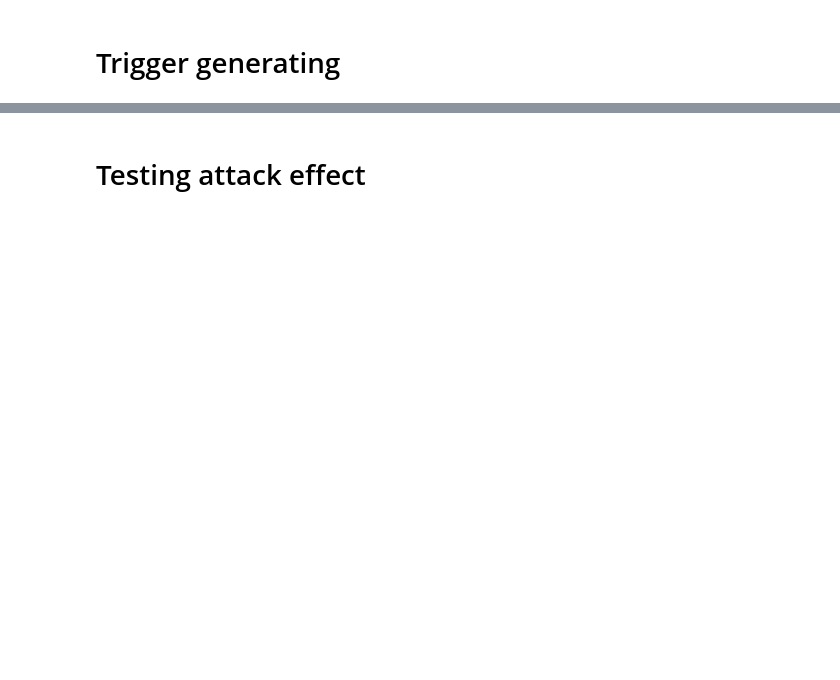
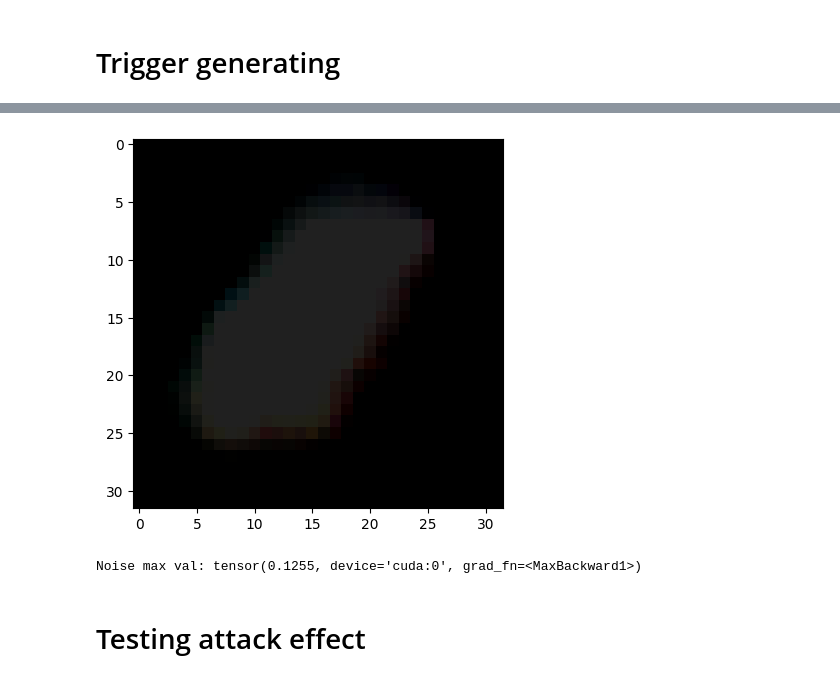
Before and after one commit to alexzkhan07/narcissus-recreation-proposal, a Jupyter notebook: code/Narcissus-Tiny-ImageNet.ipynb, the cells around one changed output, grey strips where cells are left out. Cells and saved outputs as stored; diff of their text form; code cells hidden in the pictures; blank space fills up the shorter version.

Commit message:
Run a successful test run

```diff
--- a/code/Narcissus-Tiny-ImageNet.ipynb
+++ b/code/Narcissus-Tiny-ImageNet.ipynb
@@ -133,15 +302,19 @@ transform_test = transforms.Compose(
     ]
 )
 # %%
-ori_train = torchvision.datasets.CIFAR10(
-    root=dataset_path, train=True, download=True, transform=transform_train
+ori_train = torchvision.datasets.ImageFolder(
+    root=os.path.join(dataset_path, "tiny-imagenet-200/train/"),
+    transform=transform_train,
 )
-ori_test = torchvision.datasets.CIFAR10(
-    root=dataset_path, train=False, download=True, transform=transform_test
+ori_test = torchvision.datasets.ImageFolder(
+    root=os.path.join(dataset_path, "tiny-imagenet-200/val/"), transform=transform_test
 )
-outter_trainset = torchvision.datasets.ImageFolder(
-    root=dataset_path + "tiny-imagenet-200/train/", transform=transform_surrogate_train
+
+outter_trainset = torchvision.datasets.Caltech256(
+    root=dataset_path + "caltech", download=True, transform=transform_surrogate_train
 )
+
+outter_trainset.classes = outter_trainset.categories
 # %%
 # Outter train dataset
 train_label = [get_labels(ori_train)[x] for x in range(len(get_labels(ori_train)))]
@@ -159,6 +332,7 @@ surrogate_loader = torch.utils.data.DataLoader(
     shuffle=True,
     num_workers=num_cpus,
 )
+surrogate_loader = fast_data_loader(surrogate_loader)  # pre-load to VRAM
 
 poi_warm_up_loader = torch.utils.data.DataLoader(
     train_target, batch_size=train_batch_size, shuffle=True, num_workers=num_cpus
@@ -208,7 +384,7 @@ for epoch in range(0, surrogate_epochs):
         outputs = surrogate_model(images)
         loss = criterion(outputs, labels)
         loss.backward()
-        loss_list.append(float(loss.data))
+        loss_list.append(loss.item())
         surrogate_opt.step()
     surrogate_scheduler.step()
     ave_loss = np.average(np.array(loss_list))
@@ -242,7 +430,7 @@ for epoch in range(0, warmup_round):
         poi_warm_up_opt.zero_grad()
         outputs = poi_warm_up_model(images)
         loss = criterion(outputs, labels)
-        loss.backward(retain_graph=True)
+        loss.backward(retain_graph=False)  # set to false to save vram
         loss_list.append(float(loss.data))
         poi_warm_up_opt.step()
     ave_loss = np.average(np.array(loss_list))
@@ -272,7 +462,7 @@ for minmin in tqdm.notebook.tqdm(range(gen_round)):
         loss_regu = torch.mean(loss)
         batch_opt.zero_grad()
         loss_list.append(float(loss_regu.data))
-        loss_regu.backward(retain_graph=True)
+        loss_regu.backward(retain_graph=False)  # set to false to retain vram
         batch_opt.step()
     ave_loss = np.average(np.array(loss_list))
     ave_grad = np.sum(abs(batch_pert.grad).detach().cpu().numpy())
@@ -285,3 +475,4 @@ best_noise = noise.clone().detach().cpu()
 plt.imshow(np.transpose(noise[0].detach().cpu(), (1, 2, 0)))
 plt.show()
 print("Noise max val:", noise.max())
+# %% [output]
@@ -288,3 +498,5 @@ print("Noise max val:", noise.max())
+[figure, added]
+Noise max val: tensor(0.1255, device='cuda:0', grad_fn=<MaxBackward1>)
 # %%
 # Save the trigger
 import time
```
Also changed, not shown: parts of 18 cells of this notebook.
